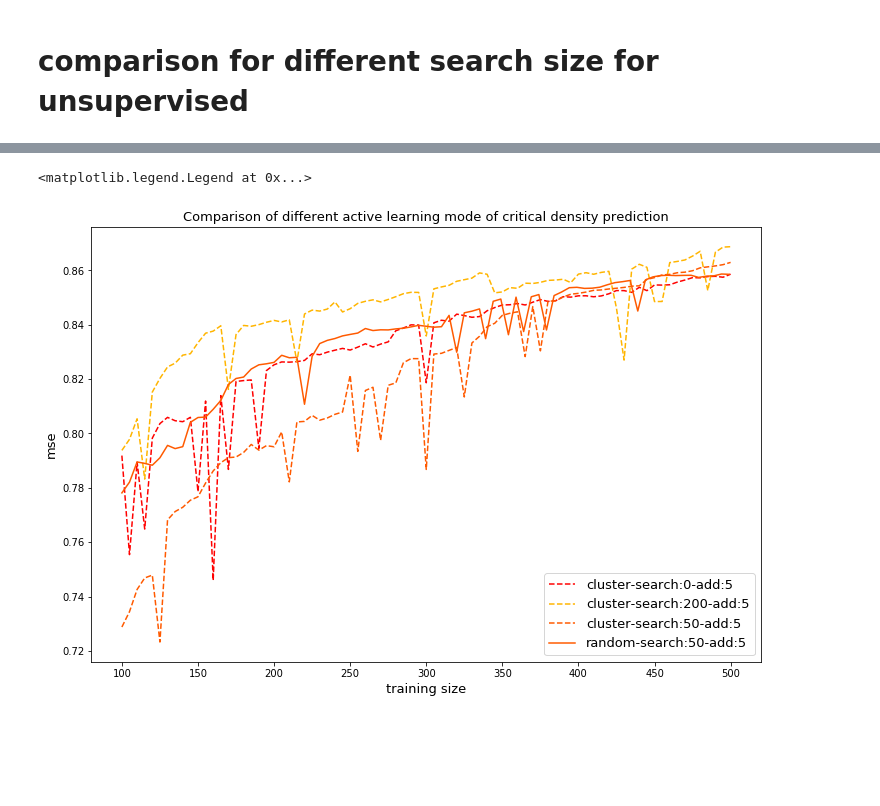
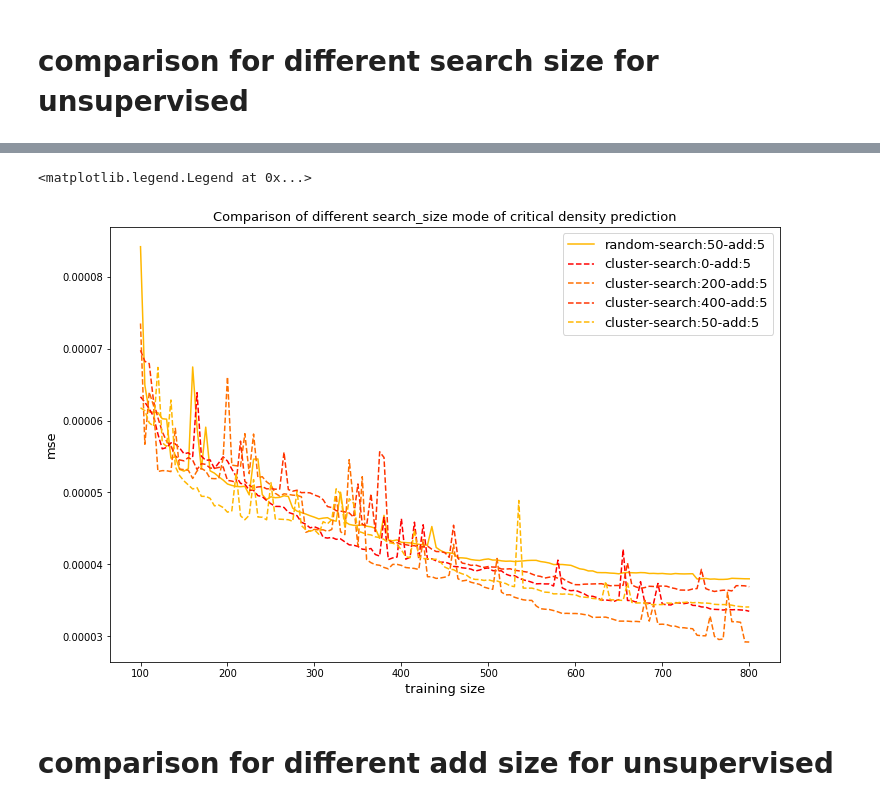
Before and after one commit to Xiangyan93/Molecular_ML, a Jupyter notebook: notebook/active learning method comparison.ipynb, the cells around one changed output, grey strips where cells are left out. Saved outputs shown, nothing was run; the diff lists cells and outputs as text; code cells hidden in the pictures; blank space fills up the shorter version.

```diff
--- a/notebook/active learning method comparison.ipynb
+++ b/notebook/active learning method comparison.ipynb
@@ -88,10 +94,17 @@ plt.legend(fontsize=fontsize)
 # %% [markdown]
 # comparison for different search size for unsupervised
 # %%
-out_list =  ['dc-unsupervised-cluster-0-5.out', 'dc-unsupervised-cluster-200-5.out',
- 'dc-unsupervised-cluster-50-5.out', 'dc-unsupervised-random-50-5.out']
+out_list2 =  [ #'dc-unsupervised-random-200-5.out',
+ #'dc-unsupervised-random-400-5.out',
+ 'dc-unsupervised-random-50-5.out',
+ #'dc-unsupervised-random-0-5.out',
+ 'dc-unsupervised-cluster-0-5.out',
+ 'dc-unsupervised-cluster-200-5.out',
+ 'dc-unsupervised-cluster-400-5.out',
+ 'dc-unsupervised-cluster-50-5.out'
+            ]
 # %%
-oh_list = [OutputHandler(i) for i in out_list]
+oh_list2 = [OutputHandler(i) for i in out_list2]
 # %%
 def plot_oh2(oh, get_str, target='r2'): # oh==OutputHandler
     if oh.add_mode == 'random':
@@ -100,9 +113,9 @@ def plot_oh2(oh, get_str, target='r2'): # oh==OutputHandler
         linestyle = '--'
 
     if oh.search_size == '0':
-        color = 1
+        color = 0
     else:
-        color = int(oh.search_size)**0.5 / 20
+        color = (1-int(oh.search_size)**0.5 / 25)
     cmap=plt.get_cmap('autumn')
     plt.plot(oh.df['size'], oh.df[target], c=cmap(color), label=get_str(oh), linestyle=linestyle)
 
@@ -111,3 +124,12 @@ def get_str(oh):
 
 def get_str2(oh):
     return ('%s-search:%s-add:%s' % (oh.add_mode, oh.search_size, oh.add_size))
+# %%
+fig = plt.figure(figsize=(12,8))
+for oh in oh_list2:
+    plot_oh2(oh, get_str2, 'r2')
+fontsize = 13
+plt.xlabel('training size', fontsize=fontsize)
+plt.ylabel('r2', fontsize=fontsize)
+plt.title('Comparison of different search size of critical density prediction', fontsize=fontsize)
+plt.legend(fontsize=fontsize)
@@ -114,12 +139,14 @@ def get_str2(oh):
 # %%
 fig = plt.figure(figsize=(12,8))
-for oh in oh_list:
-    plot_oh2(oh, get_str2, 'r2')
+for oh in oh_list2:
+    plot_oh2(oh, get_str2, 'mse')
 fontsize = 13
 plt.xlabel('training size', fontsize=fontsize)
 plt.ylabel('mse', fontsize=fontsize)
-plt.title('Comparison of different active learning mode of critical density prediction', fontsize=fontsize)
+plt.title('Comparison of different search_size mode of critical density prediction', fontsize=fontsize)
 plt.legend(fontsize=fontsize)
 # %% [output]
 <matplotlib.legend.Legend at 0x...>
-[figure, old version]
+[figure, new version]
+# %% [markdown]
+# comparison for different add size for unsupervised
```
Also changed, not shown: parts of 10 cells of this notebook, 1 other file.
